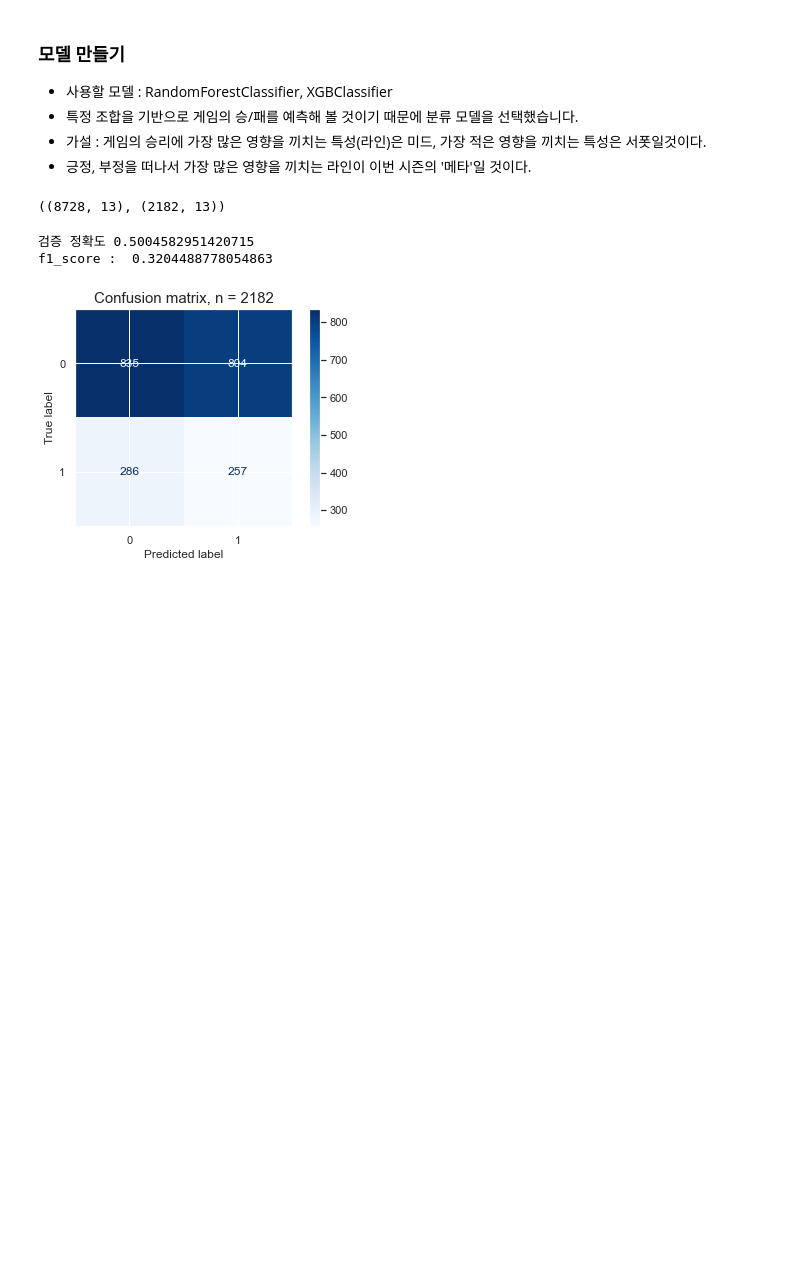
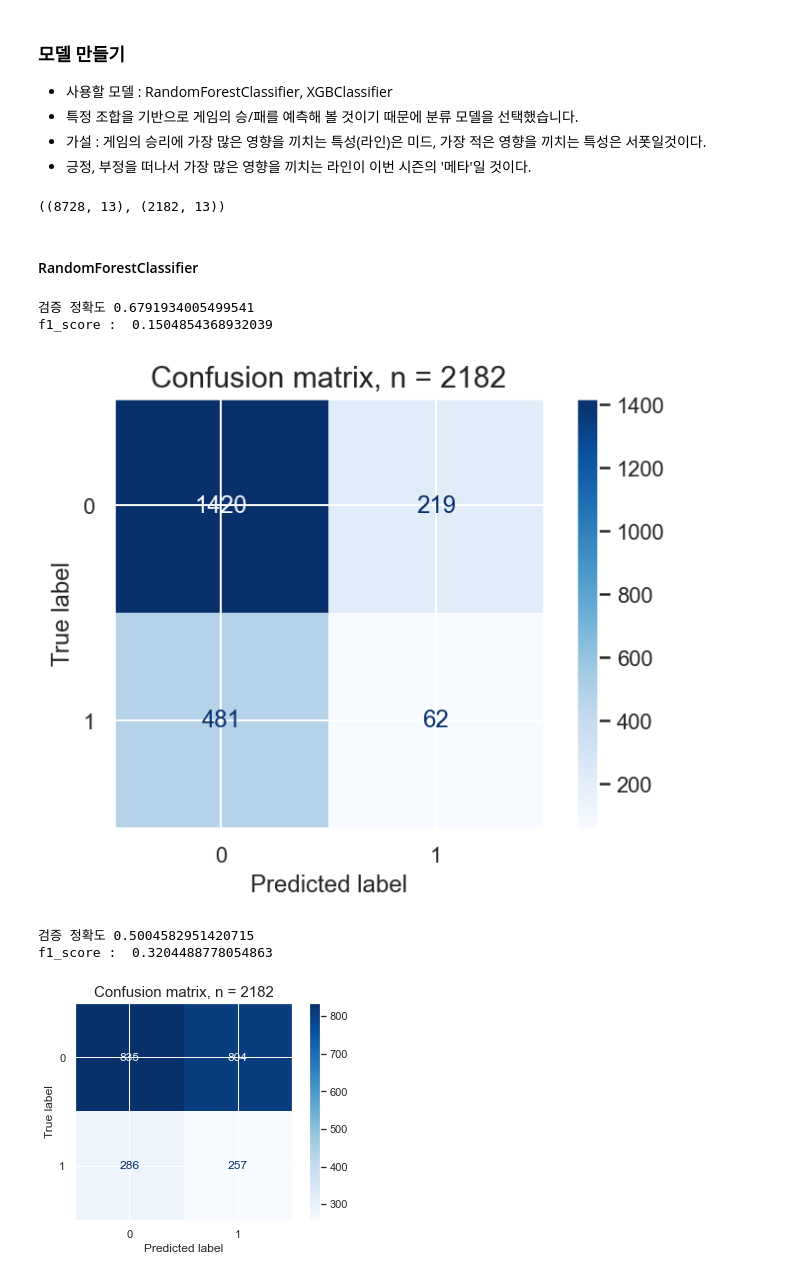
Before and after one commit to honeybeat1/ds-section2-project, a Jupyter notebook: ai-s2project-정다현.ipynb, the cells around one changed output. Drawn from its saved outputs; the diff is of its cells as text; code cells hidden in the pictures; blank space fills up the shorter version.

```diff
--- a/ai-s2project-정다현.ipynb
+++ b/ai-s2project-정다현.ipynb
@@ -390,6 +390,34 @@ X_train = train[features]
 y_train = train[target]
 X_val = val[features]
 y_val = val[target]
+# %% [markdown]
+#### RandomForestClassifier
+# %%
+#accuracy에 비해 f1_score가 굉장히 낮다
+pipe_tar = make_pipeline(
+    TargetEncoder(),
+    RandomForestClassifier(random_state=42,
+                           n_estimators=2000,
+                           n_jobs=-1,
+                          class_weight='balanced')
+)
+pipe_tar.fit(X_train, y_train)
+print('검증 정확도', pipe_tar.score(X_val, y_val))
+print('f1_score : ', f1_score(y_val,pipe_tar.predict(X_val)))
+# %% [output]
+검증 정확도 0.6791934005499541
+f1_score :  0.1504854368932039
+# %%
+#타겟 레이블 1을 1로 예측한 개수가 굉장히 적은 것을 알 수 있다
+from sklearn.metrics import plot_confusion_matrix
+fig, ax = plt.subplots()
+pcm = plot_confusion_matrix(pipe_tar, X_val, y_val,
+                            cmap=plt.cm.Blues,
+                            ax=ax);
+plt.title(f'Confusion matrix, n = {len(y_val)}', fontsize=15)
+plt.show()
+# %% [output]
+[figure, added]
 # %%
 #Target encoding
 #class_weight=balance 옵션
```
Also changed, not shown: parts of 6 cells of this notebook.
